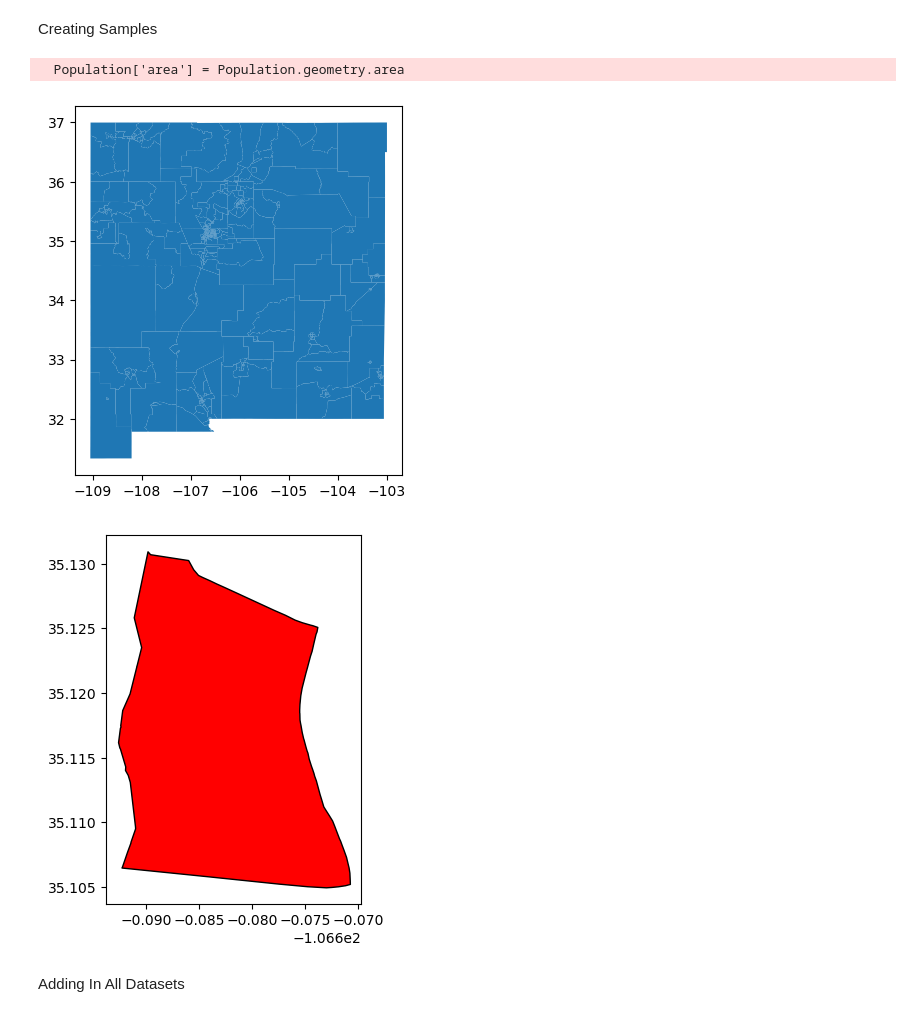
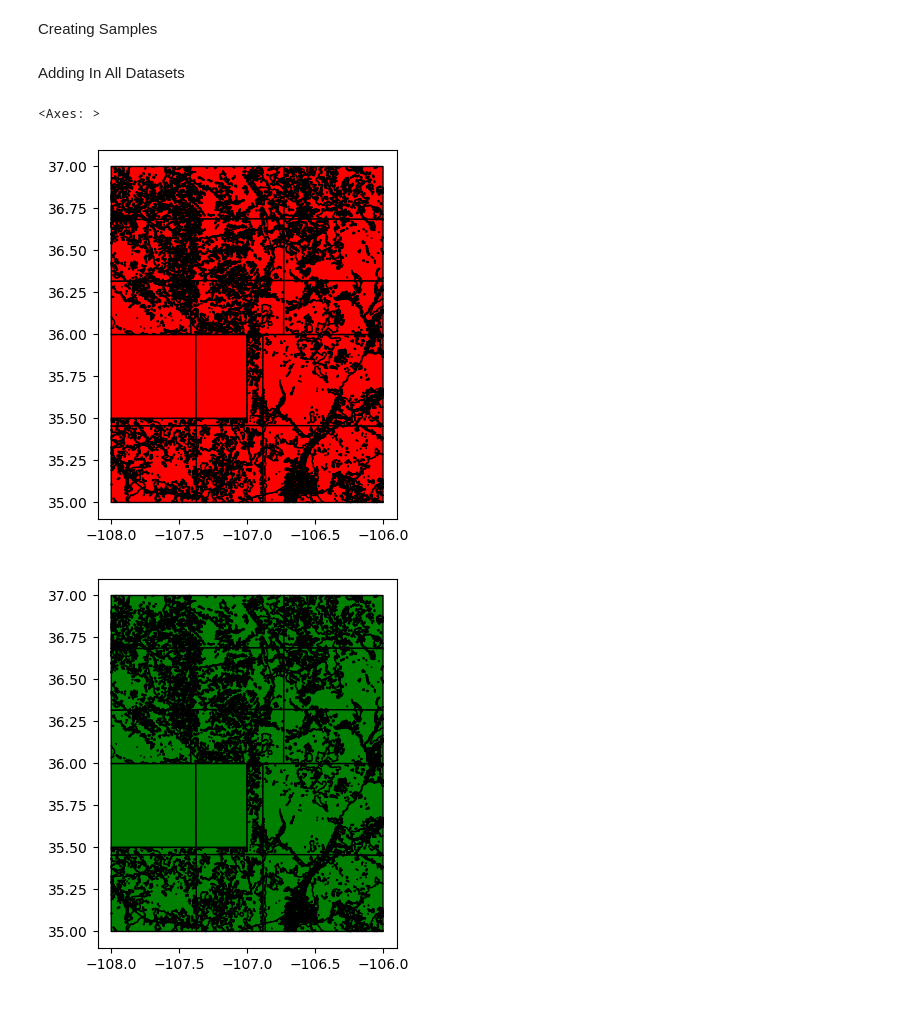
Before and after one commit to MaxwellMoshier/Research-Project, a Jupyter notebook: Research Project.ipynb, the cells around one changed output. Saved outputs shown, nothing was run; the diff lists cells and outputs as text; code cells hidden in the pictures.

Commit message:
Adding Land use data.

```diff
--- a/Research Project.ipynb
+++ b/Research Project.ipynb
@@ -135,17 +135,43 @@ Sample20.to_file('S20_Pop.shp')
 files = glob.glob("C:\\Users\\mmosh\\Research-Project\\*.shp")
 gdfs = [gpd.read_file(f) for f in files]
 
+# Standardize CRS to NAD83 (EPSG:4269) for all GeoDataFrames
+# This ensures compatibility before concatenation. This was done using the Copilot AI assistant in VS Code.
+common_crs = "EPSG:4269"  # NAD83; change to "EPSG:4326" for WGS84 if preferred
+gdfs = [gdf.to_crs(common_crs) if gdf.crs != common_crs else gdf for gdf in gdfs]
+
 merged = gpd.GeoDataFrame(
     pd.concat(gdfs, ignore_index=True),
     crs=gdfs[0].crs
 )
 
 merged.to_file("SamplePop.shp")
+SamplePop = gpd.read_file("C:\\Users\\mmosh\\Research-Project\\SamplePop.shp")
-# %% [output]
-  Population['area'] = Population.geometry.area
-[figure, removed]
-[figure, removed]
 # %% [markdown]
 Adding In All Datasets
 # %%
 #Adding in Land Use
+Albaquerque_LandUse = gpd.read_file("C:\\Users\\mmosh\\Research-Project\\Land Use\\Albuq.shp")
+Espanola_LandUse = gpd.read_file("C:\\Users\mmosh\\Research-Project\\Land Use\\aztec.shp")
+
+files = glob.glob("C:\\Users\\mmosh\\Research-Project\\Land Use\\*.shp")
+gdfs = [gpd.read_file(f) for f in files]
+
+merged = gpd.GeoDataFrame(
+    pd.concat(gdfs, ignore_index=True),
+    crs=gdfs[0].crs
+)
+
+merged.to_file("LandUse.shp")
+LandUse = gpd.read_file("C:\\Users\\mmosh\\Research-Project\\LandUse.shp")
+LandUse.plot(edgecolor='black', color='red')
+
+LandUse = LandUse.to_crs(SamplePop.crs)
+clipped = gpd.clip(LandUse, SamplePop)
+result = gpd.overlay(LandUse, SamplePop, how="intersection")
+result.plot(edgecolor='black', color='green')
+#need to figure out how to overlay.
+# %% [output]
+<Axes: >
+[figure, added]
+[figure, added]
```
Also changed, not shown: 29 other files.
